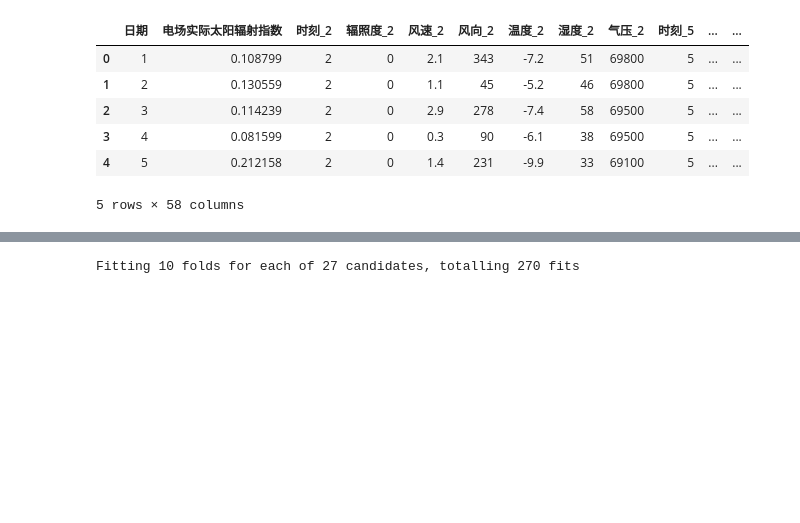
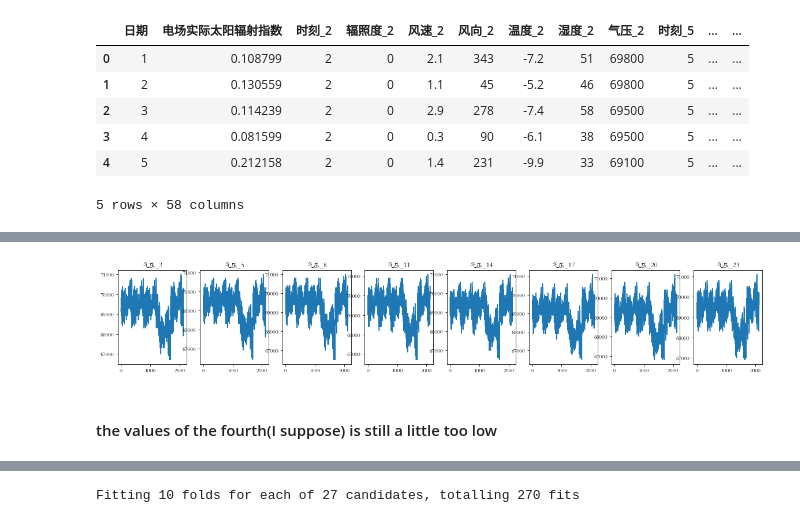
Before and after one commit to gggliuye/kaggles, a Jupyter notebook: DC_sun_radiation/SUN.ipynb, the cells around one changed output, grey strips where cells are left out. Cells and saved outputs as stored; diff of their text form; code cells hidden in the pictures; blank space fills up the shorter version.

```diff
--- a/DC_sun_radiation/SUN.ipynb
+++ b/DC_sun_radiation/SUN.ipynb
@@ -233,0 +171,17 @@ Best: -0.167258 using {'n_estimators': 100, 'max_depth': 2}
+# %%
+for i in [2,5,8,11,14,17,20,23]:
+    label = '气压_' + str(i)
+    train_df[label][1262:1330] = train_df[label][1262:1330] - (train_df[label][1262] - train_df[label][1261])
+# %%
+fig, axs = plt.subplots(nrows=1, ncols=8, sharex=True,figsize=(20, 3))
+plot_id = 0
+for i in [2,5,8,11,14,17,20,23]:
+    label = '气压_' + str(i)
+    ax = axs[plot_id]
+    ax.plot(train_df[label])
+    ax.set_title(label)
+    plot_id += 1
+# %% [output]
+[figure, added]
+# %% [markdown]
+#### the values of the fourth(I suppose) is still a little too low
```
Also changed, not shown: parts of 68 cells of this notebook.
